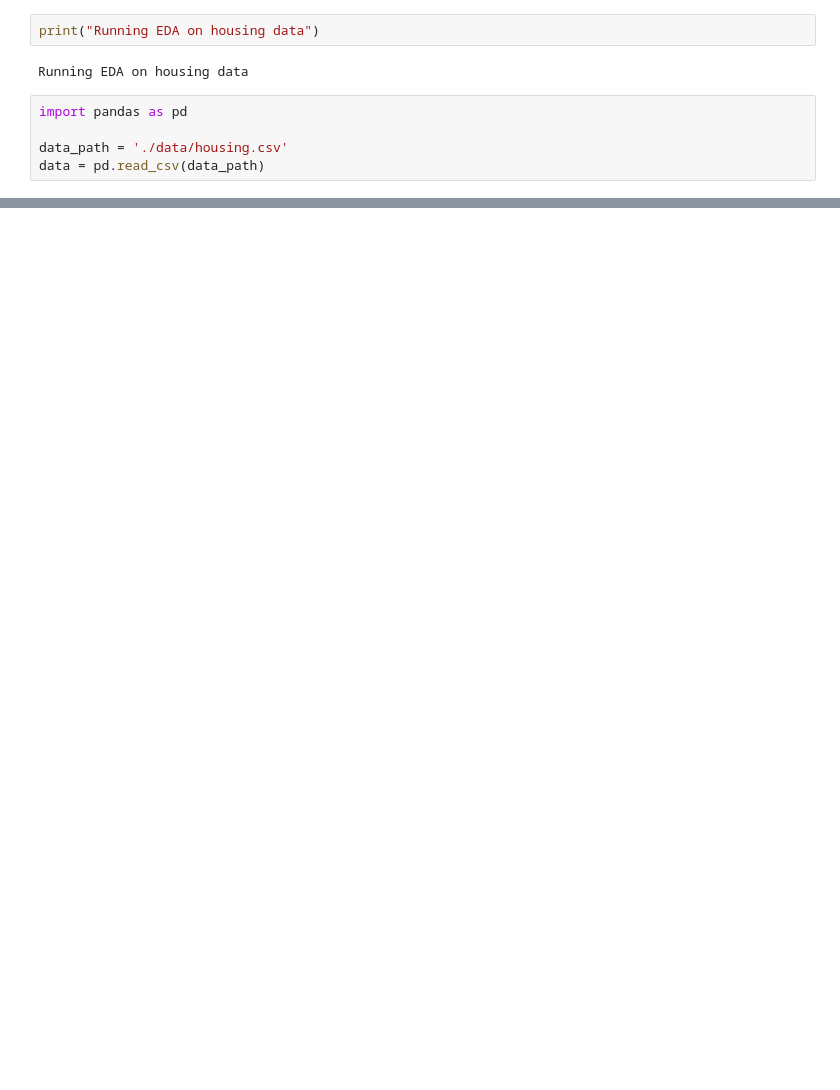
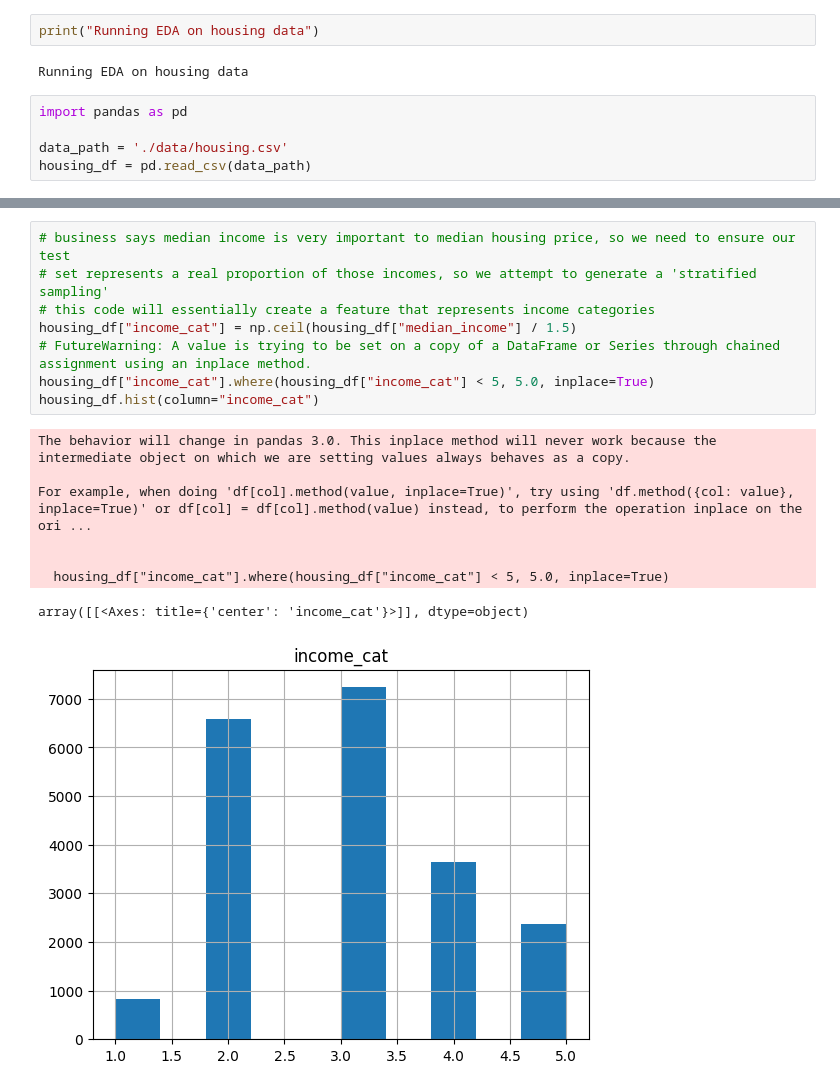
Before and after one commit to franciscomancan/housing-regression-ml, a Jupyter notebook: housing_analysis.ipynb, the cells around one changed output, grey strips where cells are left out. Saved outputs shown, nothing was run; the diff lists cells and outputs as text; blank space fills up the shorter version.

```diff
--- a/housing_analysis.ipynb
+++ b/housing_analysis.ipynb
@@ -6,5 +6,5 @@ Running EDA on housing data
 import pandas as pd
 
 data_path = './data/housing.csv'
-data = pd.read_csv(data_path)
+housing_df = pd.read_csv(data_path)
 # %%
@@ -84,0 +104,17 @@ Shape of train set: (16512, 10), test set: (4128, 10)
+# %%
+# business says median income is very important to median housing price, so we need to ensure our test
+# set represents a real proportion of those incomes, so we attempt to generate a 'stratified sampling'
+# this code will essentially create a feature that represents income categories
+housing_df["income_cat"] = np.ceil(housing_df["median_income"] / 1.5)
+# FutureWarning: A value is trying to be set on a copy of a DataFrame or Series through chained assignment using an inplace method.
+housing_df["income_cat"].where(housing_df["income_cat"] < 5, 5.0, inplace=True)
+housing_df.hist(column="income_cat")
+# %% [output]
+The behavior will change in pandas 3.0. This inplace method will never work because the intermediate object on which we are setting values always behaves as a copy.
+
+For example, when doing 'df[col].method(value, inplace=True)', try using 'df.method({col: value}, inplace=True)' or df[col] = df[col].method(value) instead, to perform the operation inplace on the ori ...
+
+
+  housing_df["income_cat"].where(housing_df["income_cat"] < 5, 5.0, inplace=True)
+array([[<Axes: title={'center': 'income_cat'}>]], dtype=object)
+[figure, added]
```
Also changed, not shown: parts of 42 cells of this notebook.
